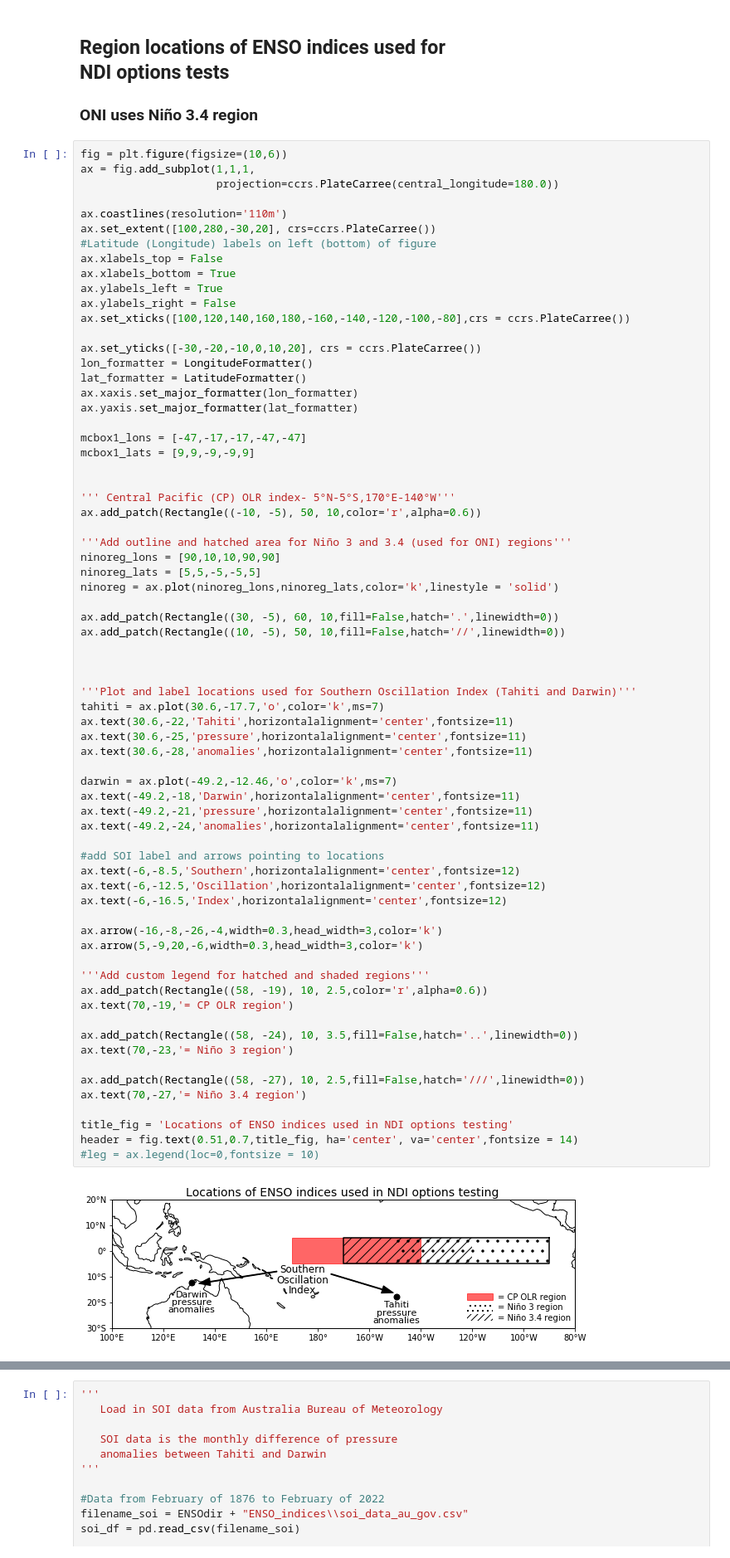
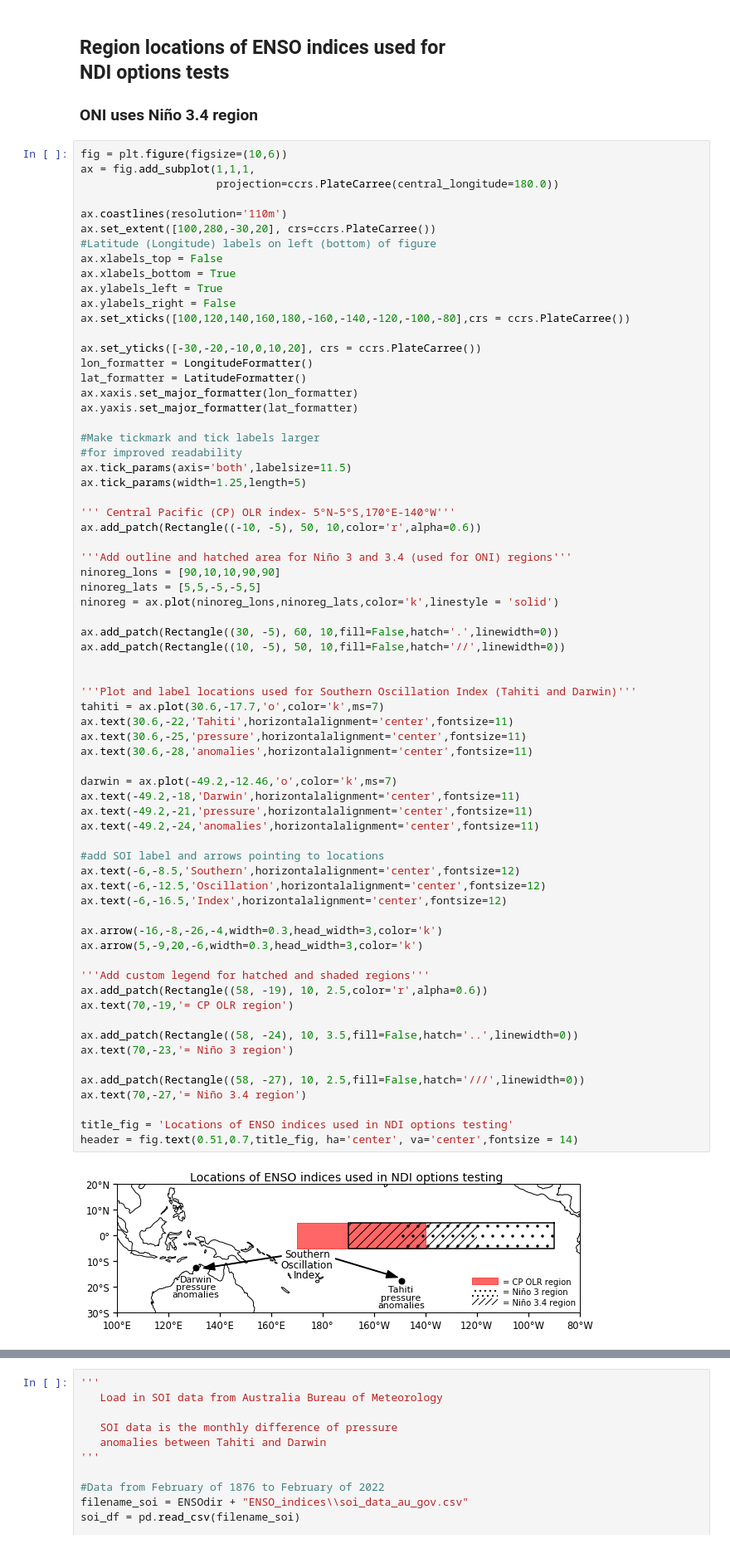
Before and after one commit to smeyer71/ENSO_research, a Jupyter notebook: NDI search process/NDI_options_tests.ipynb, the cells around one changed output, grey strips where cells are left out. Shown at 83% size. Saved outputs shown, nothing was run; the diff lists cells and outputs as text.

```diff
--- a/NDI search process/NDI_options_tests.ipynb
+++ b/NDI search process/NDI_options_tests.ipynb
@@ -1188,9 +1244,10 @@ lat_formatter = LatitudeFormatter()
 ax.xaxis.set_major_formatter(lon_formatter)
 ax.yaxis.set_major_formatter(lat_formatter)
 
-mcbox1_lons = [-47,-17,-17,-47,-47]
-mcbox1_lats = [9,9,-9,-9,9]
-
+#Make tickmark and tick labels larger
+#for improved readability
+ax.tick_params(axis='both',labelsize=11.5)
+ax.tick_params(width=1.25,length=5)
 
 ''' Central Pacific (CP) OLR index- 5°N-5°S,170°E-140°W'''
 ax.add_patch(Rectangle((-10, -5), 50, 10,color='r',alpha=0.6))
@@ -1202,7 +1259,6 @@ ninoreg = ax.plot(ninoreg_lons,ninoreg_lats,color='k',linestyle = 'solid')
 
 ax.add_patch(Rectangle((30, -5), 60, 10,fill=False,hatch='.',linewidth=0))
 ax.add_patch(Rectangle((10, -5), 50, 10,fill=False,hatch='//',linewidth=0))
-
 
 
 '''Plot and label locations used for Southern Oscillation Index (Tahiti and Darwin)'''
@@ -1210,35 +1266,34 @@ tahiti = ax.plot(30.6,-17.7,'o',color='k',ms=7)
 ax.text(30.6,-22,'Tahiti',horizontalalignment='center',fontsize=11)
 ax.text(30.6,-25,'pressure',horizontalalignment='center',fontsize=11)
 ax.text(30.6,-28,'anomalies',horizontalalignment='center',fontsize=11)
 
 darwin = ax.plot(-49.2,-12.46,'o',color='k',ms=7)
 ax.text(-49.2,-18,'Darwin',horizontalalignment='center',fontsize=11)
 ax.text(-49.2,-21,'pressure',horizontalalignment='center',fontsize=11)
 ax.text(-49.2,-24,'anomalies',horizontalalignment='center',fontsize=11)
 
 #add SOI label and arrows pointing to locations
 ax.text(-6,-8.5,'Southern',horizontalalignment='center',fontsize=12)
 ax.text(-6,-12.5,'Oscillation',horizontalalignment='center',fontsize=12)
 ax.text(-6,-16.5,'Index',horizontalalignment='center',fontsize=12)
 
 ax.arrow(-16,-8,-26,-4,width=0.3,head_width=3,color='k')
 ax.arrow(5,-9,20,-6,width=0.3,head_width=3,color='k')
 
 '''Add custom legend for hatched and shaded regions'''
 ax.add_patch(Rectangle((58, -19), 10, 2.5,color='r',alpha=0.6))
 ax.text(70,-19,'= CP OLR region')
 
 ax.add_patch(Rectangle((58, -24), 10, 3.5,fill=False,hatch='..',linewidth=0))
 ax.text(70,-23,'= Niño 3 region')
 
 ax.add_patch(Rectangle((58, -27), 10, 2.5,fill=False,hatch='///',linewidth=0))
 ax.text(70,-27,'= Niño 3.4 region')
 
 title_fig = 'Locations of ENSO indices used in NDI options testing'
 header = fig.text(0.51,0.7,title_fig, ha='center', va='center',fontsize = 14)
-#leg = ax.legend(loc=0,fontsize = 10)
 # %% [output]
-[figure, old version]
+[figure, new version]
 # %% [markdown]
 # NDI options relationship to ENSO atmospheric <br> response compared to Niño SST indices
 ## 1. Standard season correlations (zero month lead)
```
Also changed, not shown: parts of 44 cells of this notebook.
